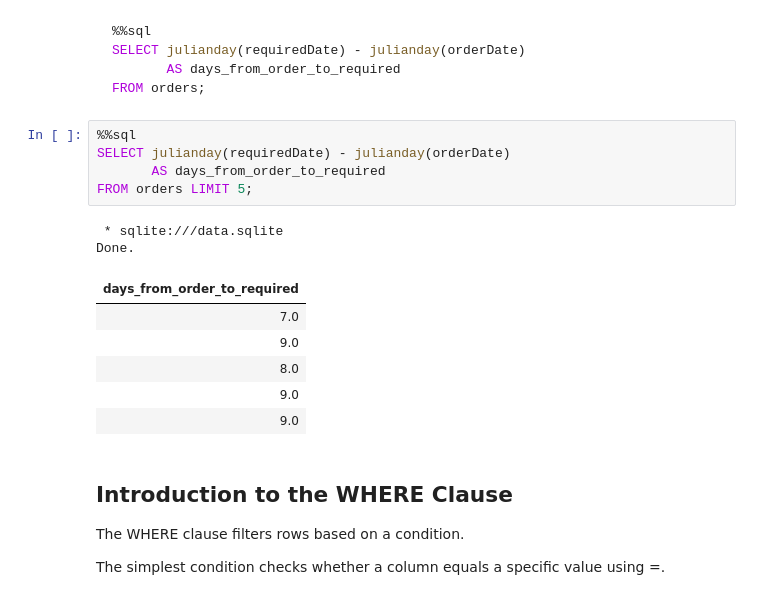
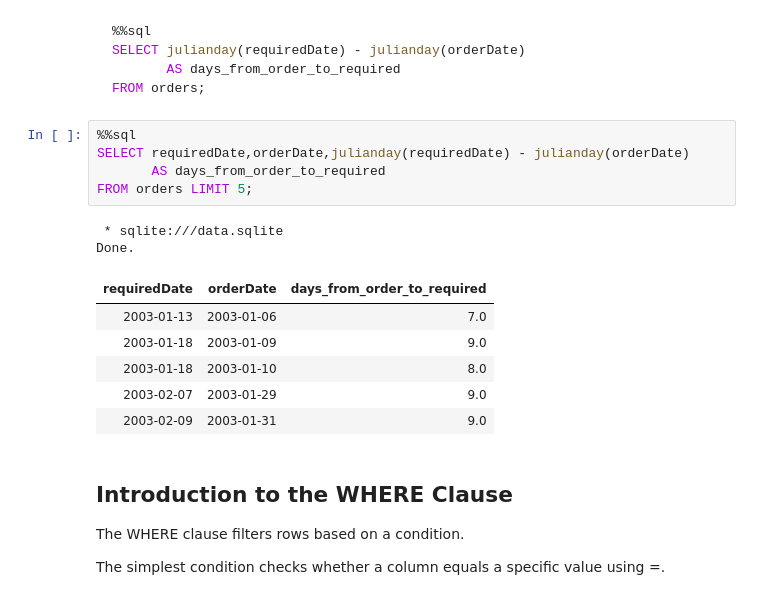
Before and after one commit to karusamuel/intro_to_sql, a Jupyter notebook: index.ipynb, the cells around one changed output. Saved outputs shown, nothing was run; the diff lists cells and outputs as text.

````diff
--- a/index.ipynb
+++ b/index.ipynb
@@ -653,18 +725,18 @@ FROM orders;
 ```
 # %%
 %%sql
-SELECT julianday(requiredDate) - julianday(orderDate)
+SELECT requiredDate,orderDate,julianday(requiredDate) - julianday(orderDate)
        AS days_from_order_to_required
 FROM orders LIMIT 5;
 # %% [output]
  * sqlite:///data.sqlite
 Done.
-| days_from_order_to_required |
-| 7.0 |
-| 9.0 |
-| 8.0 |
-| 9.0 |
-| 9.0 |
+| requiredDate | orderDate | days_from_order_to_required |
+| 2003-01-13 | 2003-01-06 | 7.0 |
+| 2003-01-18 | 2003-01-09 | 9.0 |
+| 2003-01-18 | 2003-01-10 | 8.0 |
+| 2003-02-07 | 2003-01-29 | 9.0 |
+| 2003-02-09 | 2003-01-31 | 9.0 |
 # %% [markdown]
 ## Introduction to the WHERE Clause
 
````
Also changed, not shown: parts of 12 cells of this notebook.
